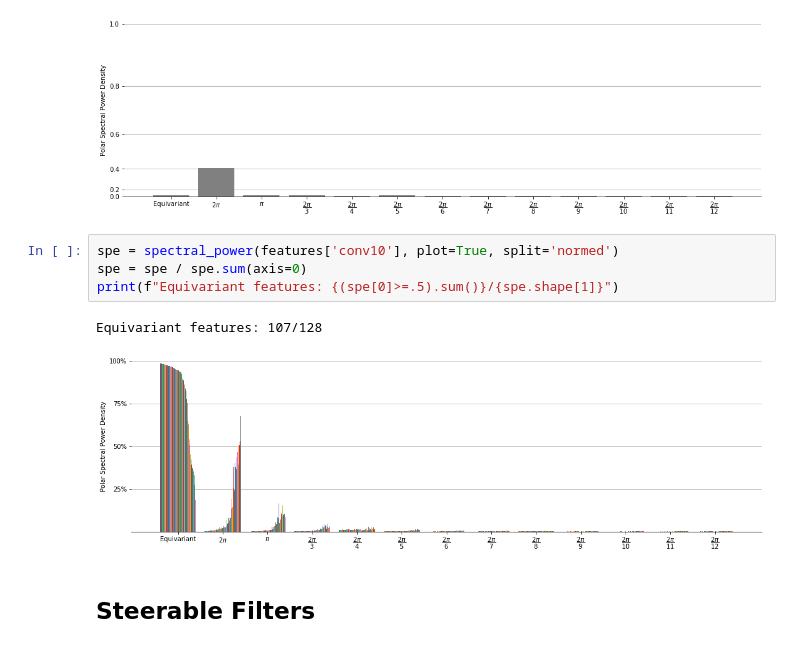
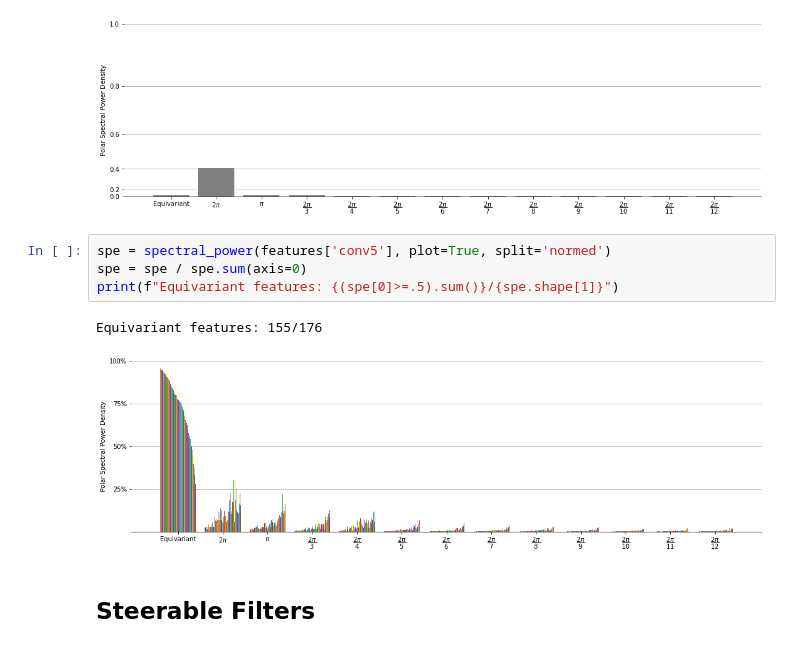
Before and after one commit to gabriel-lepetitaimon/steered-fcnn, a Jupyter notebook: notebooks/ImplementationCheck/OrientednessAnalysis.ipynb, the cells around one changed output. Cells and saved outputs as stored; diff of their text form.

```diff
--- a/notebooks/ImplementationCheck/OrientednessAnalysis.ipynb
+++ b/notebooks/ImplementationCheck/OrientednessAnalysis.ipynb
@@ -168,12 +185,12 @@ spe = spectral_power(r, plot='sqr')
 # %% [output]
 [figure]
 # %%
-spe = spectral_power(features['conv10'], plot=True, split='normed')
+spe = spectral_power(features['conv5'], plot=True, split='normed')
 spe = spe / spe.sum(axis=0)
 print(f"Equivariant features: {(spe[0]>=.5).sum()}/{spe.shape[1]}")
 # %% [output]
-Equivariant features: 107/128
+Equivariant features: 155/176
-[figure, old version]
+[figure, new version]
 # %% [markdown]
 ## Steerable Filters
 # %% [markdown]
```
Also changed, not shown: parts of 13 cells of this notebook.
